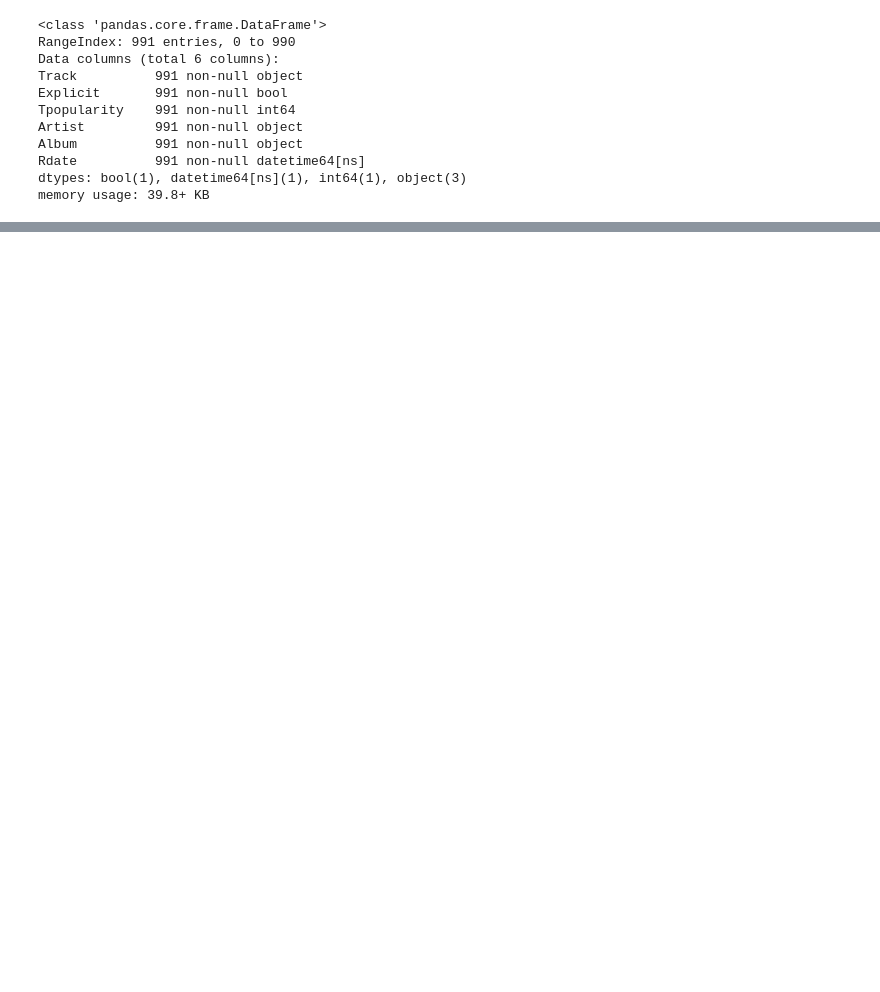
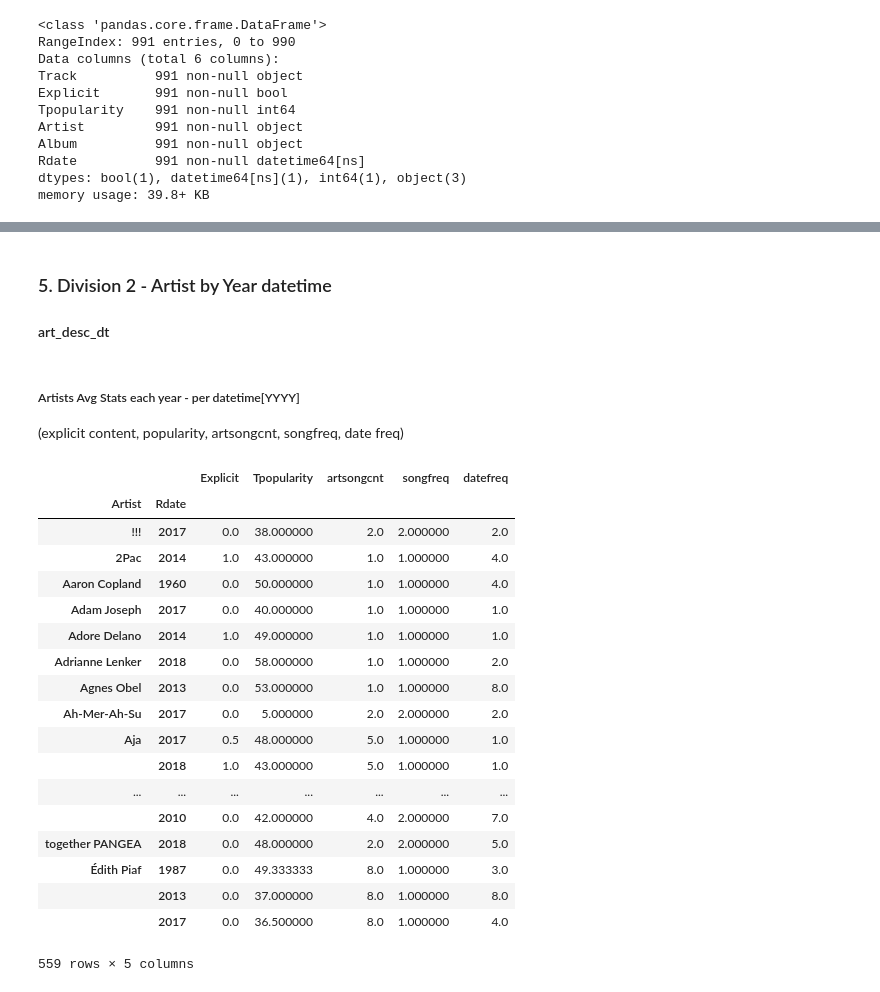
Before and after one commit to mxayon/statipy, a Jupyter notebook: Results.ipynb, the cells around one changed output, grey strips where cells are left out. Cells and saved outputs as stored; diff of their text form; code cells hidden in the pictures; blank space fills up the shorter version.

```diff
--- a/Results.ipynb
+++ b/Results.ipynb
@@ -407,0 +85,3 @@ d1['Rdate']
+# %%
+dategroup = statidate_i
+dategroup.info()
@@ -407,0 +103,2 @@ d1['Rdate']
+# %%
+dategroup['Rdate'] = pd.DatetimeIndex(dategroup['Rdate']).year
@@ -407,0 +143,29 @@ d1['Rdate']
+# %% [markdown]
+### 5. Division 2 - Artist by Year datetime
+#### art_desc_dt
+# %% [markdown]
+##### Artists Avg Stats each year - per datetime[YYYY]
+(explicit content, popularity, artsongcnt, songfreq, date freq)
+# %%
+art_desc_dt = dategroup.groupby(['Artist', 'Rdate'])
+art_desc_dt.mean()
+# %% [output]
+|  |  | Explicit | Tpopularity | artsongcnt | songfreq | datefreq |
+| Artist | Rdate |  |  |  |  |  |
+| !!! | 2017 | 0.0 | 38.000000 | 2.0 | 2.000000 | 2.0 |
+| 2Pac | 2014 | 1.0 | 43.000000 | 1.0 | 1.000000 | 4.0 |
+| Aaron Copland | 1960 | 0.0 | 50.000000 | 1.0 | 1.000000 | 4.0 |
+| Adam Joseph | 2017 | 0.0 | 40.000000 | 1.0 | 1.000000 | 1.0 |
+| Adore Delano | 2014 | 1.0 | 49.000000 | 1.0 | 1.000000 | 1.0 |
+| Adrianne Lenker | 2018 | 0.0 | 58.000000 | 1.0 | 1.000000 | 2.0 |
+| Agnes Obel | 2013 | 0.0 | 53.000000 | 1.0 | 1.000000 | 8.0 |
+| Ah-Mer-Ah-Su | 2017 | 0.0 | 5.000000 | 2.0 | 2.000000 | 2.0 |
+| Aja | 2017 | 0.5 | 48.000000 | 5.0 | 1.000000 | 1.0 |
+|  | 2018 | 1.0 | 43.000000 | 5.0 | 1.000000 | 1.0 |
+| ... | ... | ... | ... | ... | ... | ... |
+|  | 2010 | 0.0 | 42.000000 | 4.0 | 2.000000 | 7.0 |
+| together PANGEA | 2018 | 0.0 | 48.000000 | 2.0 | 2.000000 | 5.0 |
+| Édith Piaf | 1987 | 0.0 | 49.333333 | 8.0 | 1.000000 | 3.0 |
+|  | 2013 | 0.0 | 37.000000 | 8.0 | 1.000000 | 8.0 |
+|  | 2017 | 0.0 | 36.500000 | 8.0 | 1.000000 | 4.0 |
+559 rows × 5 columns
```
Also changed, not shown: parts of 53 cells of this notebook.
